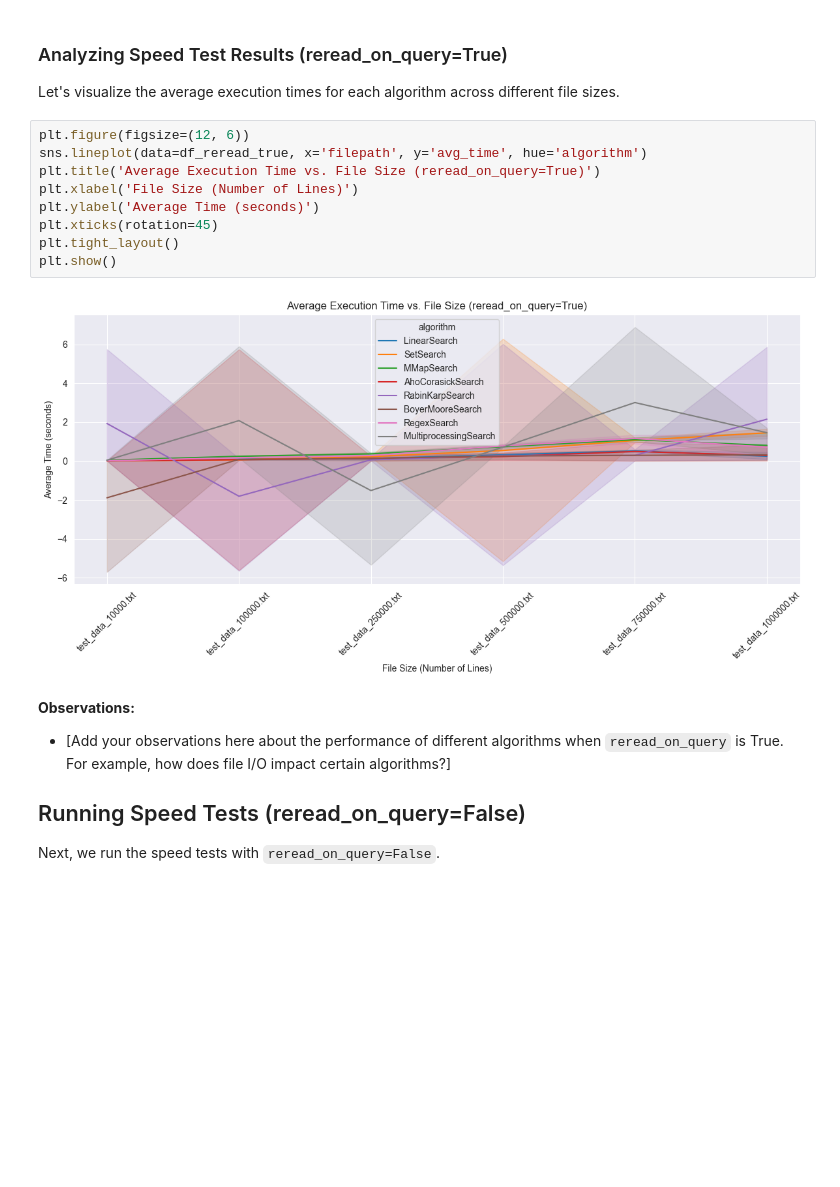
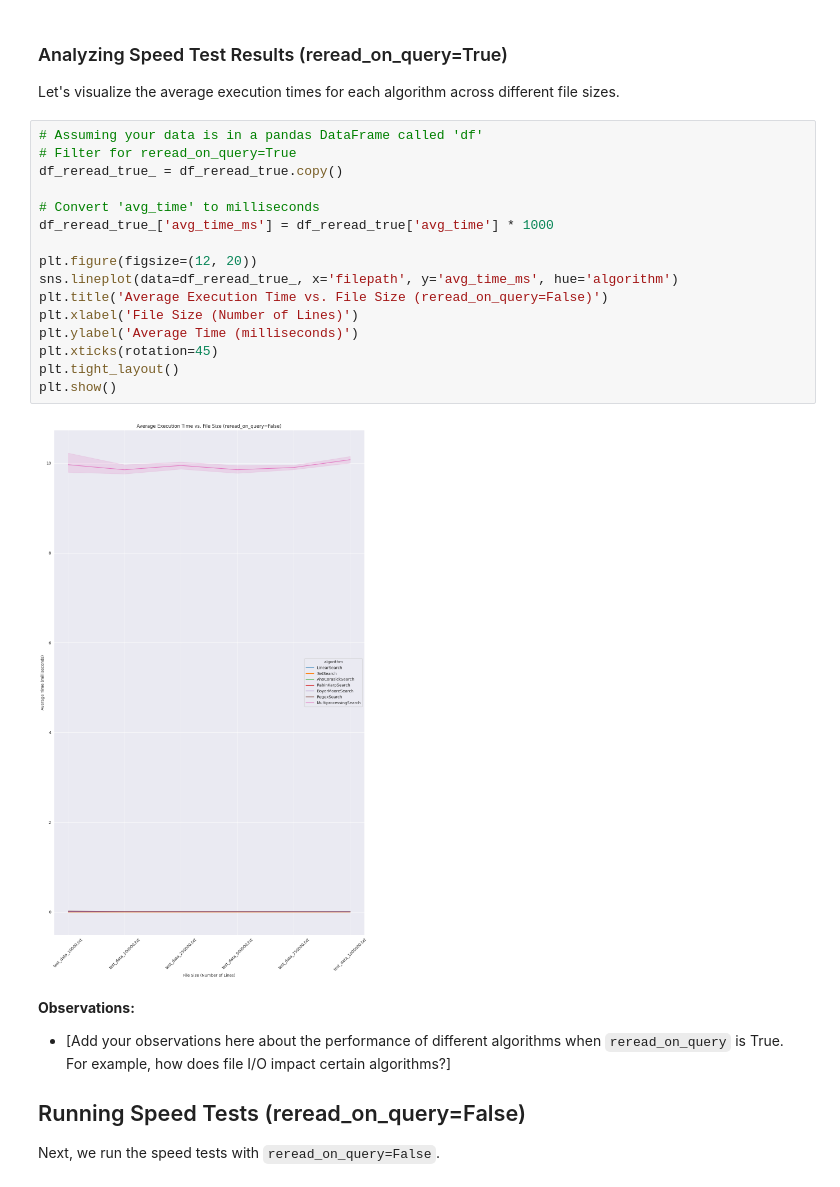
Before and after one commit to Abdk4Moura/Get-Me-That-String, a Jupyter notebook: Speed Test Discussion.ipynb, the cells around one changed output. Saved outputs shown, nothing was run; the diff lists cells and outputs as text; blank space fills up the shorter version.

```diff
--- a/Speed Test Discussion.ipynb
+++ b/Speed Test Discussion.ipynb
@@ -78,16 +76,23 @@ df_reread_true.head()
 
 Let's visualize the average execution times for each algorithm across different file sizes.
 # %%
-plt.figure(figsize=(12, 6))
-sns.lineplot(data=df_reread_true, x='filepath', y='avg_time', hue='algorithm')
-plt.title('Average Execution Time vs. File Size (reread_on_query=True)')
+# Assuming your data is in a pandas DataFrame called 'df'
+# Filter for reread_on_query=True
+df_reread_true_ = df_reread_true.copy()
+
+# Convert 'avg_time' to milliseconds
+df_reread_true_['avg_time_ms'] = df_reread_true['avg_time'] * 1000
+
+plt.figure(figsize=(12, 20))
+sns.lineplot(data=df_reread_true_, x='filepath', y='avg_time_ms', hue='algorithm')
+plt.title('Average Execution Time vs. File Size (reread_on_query=False)')
 plt.xlabel('File Size (Number of Lines)')
-plt.ylabel('Average Time (seconds)')
+plt.ylabel('Average Time (milliseconds)')
 plt.xticks(rotation=45)
 plt.tight_layout()
 plt.show()
 # %% [output]
-[figure, old version]
+[figure, new version]
 # %% [markdown]
 **Observations:**
 
```
Also changed, not shown: parts of 13 cells of this notebook, 19 other files.
